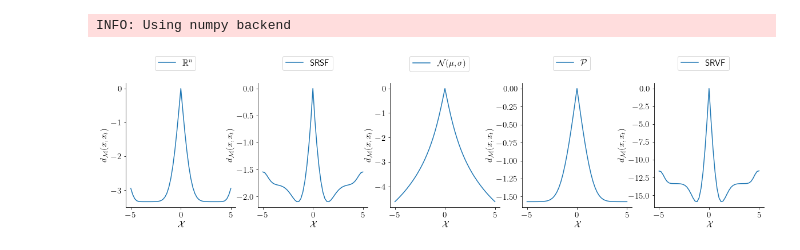
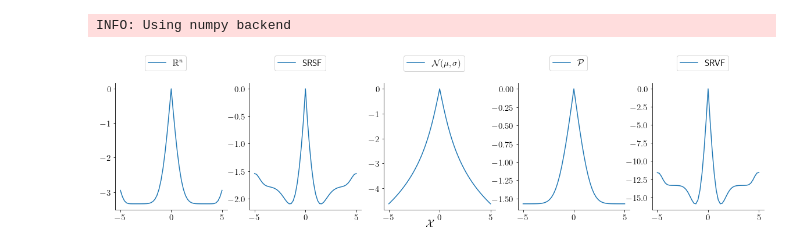
Before and after one commit to pozzo-research-group/HEAD, a Jupyter notebook: notebooks/26-Test distance measures with Gaussian functions.ipynb, the cells around one changed output. Cells and saved outputs as stored; diff of their text form; code cells hidden in the pictures.

```diff
--- a/notebooks/26-Test distance measures with Gaussian functions.ipynb
+++ b/notebooks/26-Test distance measures with Gaussian functions.ipynb
@@ -30,6 +30,7 @@ lambda_ = np.linspace(-5,5,num=N_SAMPLES)
 
 Rn = Euclidean(N_SAMPLES)
 srvf = SRVF(lambda_)
+L2 = L2Space(lambda_)
 normal = NormalDistributions()
 pdist = ProbabilityDistributions(lambda_)
 
@@ -46,34 +47,32 @@ dPD = lambda xi,yi : -pdist.metric.dist(yi, yt)
 
 R2 = Euclidean(2)
 curves = DiscreteCurves(R2)
 
 def dSRVF(i,yi):
     yi_aug = gs.array([lambda_, yi]).T
     yt_aug = gs.array([lambda_, yt]).T
     return -curves.square_root_velocity_metric.dist(yi_aug, yt_aug)
 
 test_x = np.linspace(-5, 5, 51)
 fig, axs = plt.subplots(1,5,figsize=(4*5, 4))
 
 ground_truth_Rn = [dRn(i, gaussian(i,TARGET[1])) for i in test_x]
 axs[0].plot(test_x, ground_truth_Rn , label=r'$\mathbb{R}^n$')
 
 ground_truth_srsf = [dSRSF(i, gaussian(i,TARGET[1])) for i in test_x]
 axs[1].plot(test_x, ground_truth_srsf, label='SRSF')
 
 ground_truth_normaldist = [dNormal(i, gaussian(i,TARGET[1])) for i in test_x]
 axs[2].plot(test_x, ground_truth_normaldist, label=r'$\mathcal{N}(\mu, \sigma)$')
 
 ground_truth_pdist = [dPD(i, gaussian(i,TARGET[1])) for i in test_x]
 axs[3].plot(test_x, ground_truth_pdist, label=r'$\mathcal{P}$')
 
 ground_truth_srvf = [dSRVF(i, gaussian(i,TARGET[1])) for i in test_x]
 axs[4].plot(test_x, ground_truth_srvf, label=r'SRVF')
-
+fig.supxlabel(r'$\mathcal{X}$')
 for ax in axs:
-    ax.set_xlabel(r'$\mathcal{X}$')
-    ax.set_ylabel(r'$d_{\mathcal{M}}(x, x_{t})$')
     ax.legend(ncol=2,loc='upper center',bbox_to_anchor=(0.45, 1.25))
 plt.show()
 # %% [output]
-[figure, old version]
+[figure, new version]
```
Also changed, not shown: parts of 6 cells of this notebook, 6 other files.
